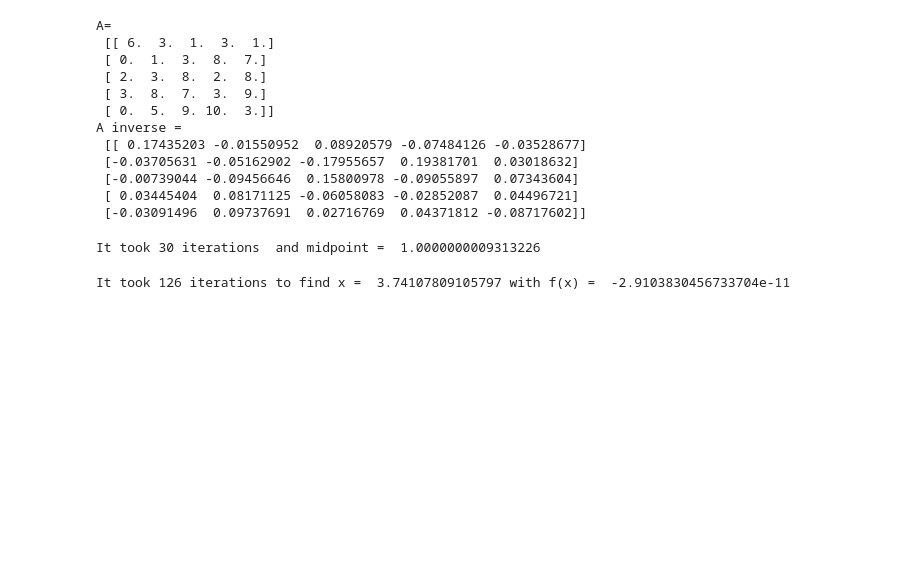
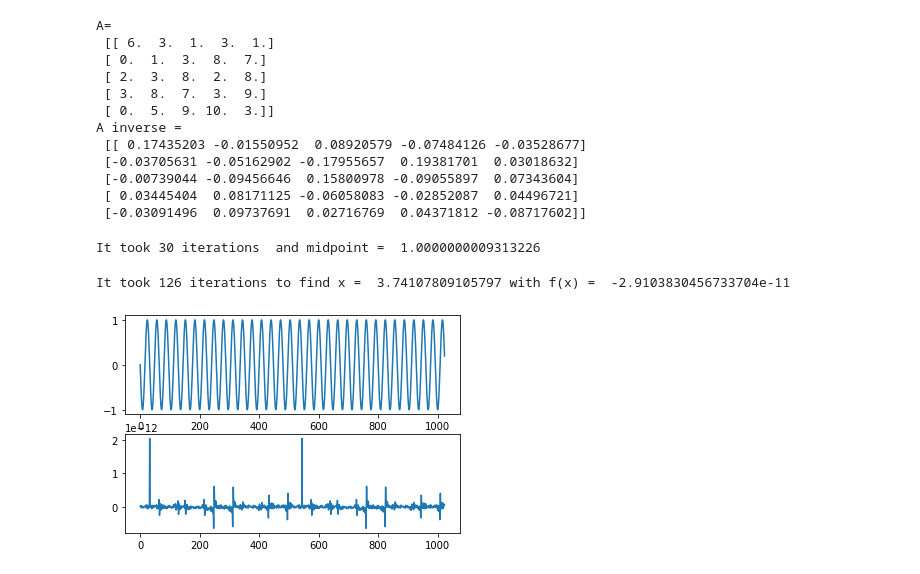
Before and after one commit to NIUCompPhys/Spring2021, a Jupyter notebook: temp2_pynb.ipynb, the cells around one changed output. Drawn from its saved outputs; the diff is of its cells as text; code cells hidden in the pictures; blank space fills up the shorter version.

```diff
--- a/temp2_pynb.ipynb
+++ b/temp2_pynb.ipynb
@@ -144,3 +144,22 @@ while abs(delta) > accuracy:
 print("It took", N, "iterations to find x = ", x, "with f(x) = ", f(x))
 # %% [output]
 It took 126 iterations to find x =  3.74107809105797 with f(x) =  -2.9103830456733704e-11
+# %%
+import numpy as np
+from numpy.fft import rfft,irfft
+from math import sin,pi
+from matplotlib import pyplot as plt
+N=1024
+x = np.array([float(i) for i in range(N)])
+##frequency
+f=32
+y=np.array([sin(-2*pi*f*xi/float(N)) for xi in x])
+s1=plt.subplot(2,1,1)
+plt.plot(x,y)
+s2=plt.subplot(2,1,2)
+c = rfft(y) ### this will have only half of the coefficients since we assumed they are real
+c=np.append(c[:-1],np.conj(c[:-1])) ## drop the last coefficient
+plt.plot(x,c)
+plt.show()
+# %% [output]
+[figure, added]
```
